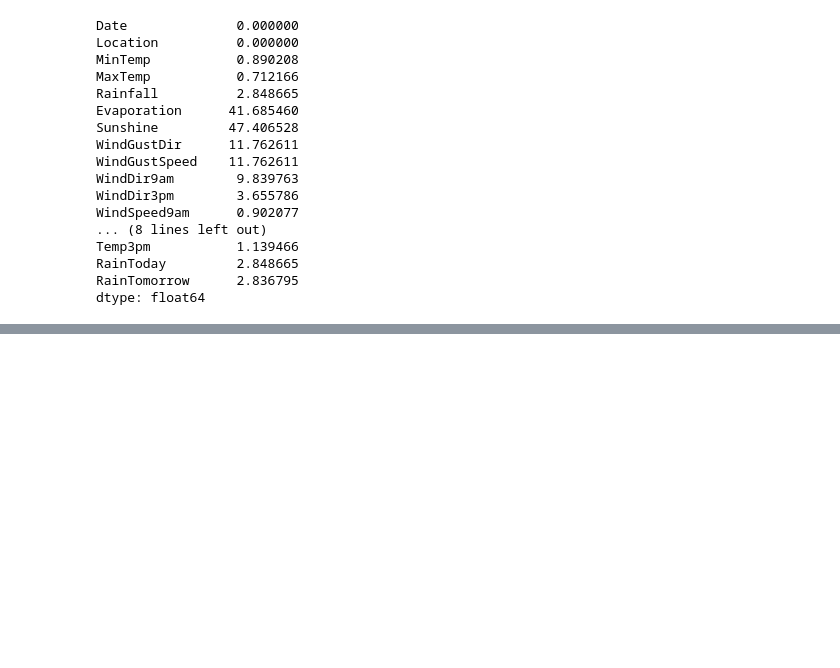
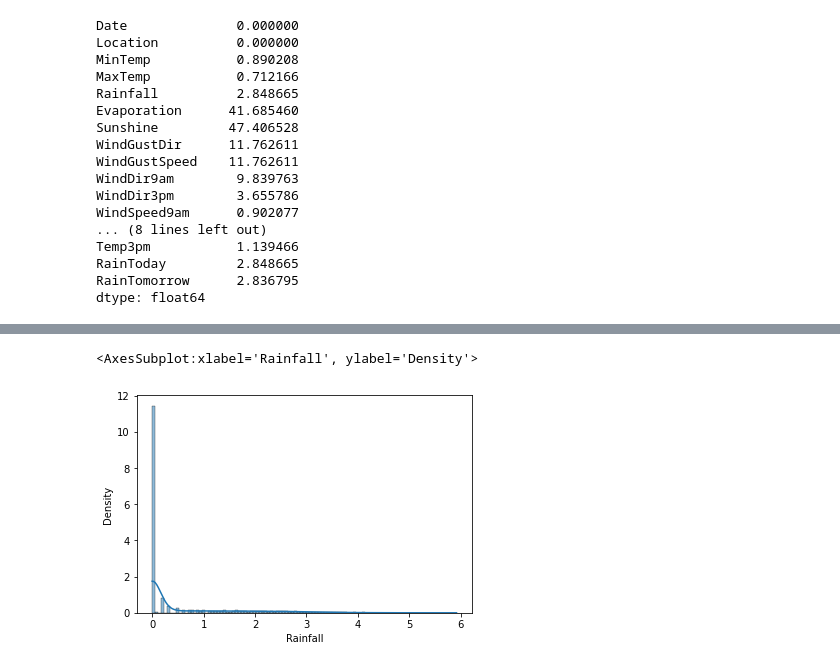
Before and after one commit to zobekenobe/DT-Evaluation-Project, a Jupyter notebook: Project 9.ipynb, the cells around one changed output, grey strips where cells are left out. Cells and saved outputs as stored; diff of their text form; code cells hidden in the pictures; blank space fills up the shorter version.

```diff
--- a/Project 9.ipynb
+++ b/Project 9.ipynb
@@ -131,0 +265,5 @@ dtype: float64
+# %%
+sns.histplot(np.log1p(df['Rainfall']), kde = True, stat = 'density')
+# %% [output]
+<AxesSubplot:xlabel='Rainfall', ylabel='Density'>
+[figure, added]
```
Also changed, not shown: parts of 45 cells of this notebook.
